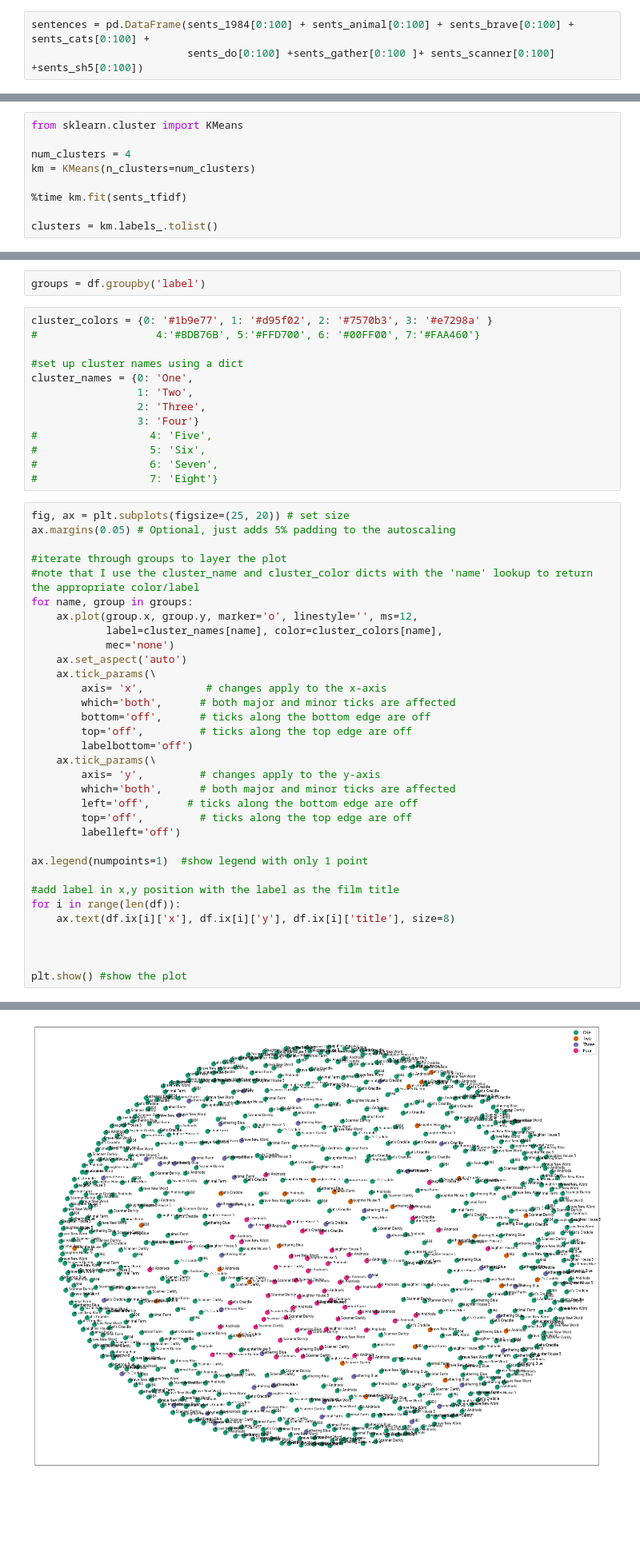
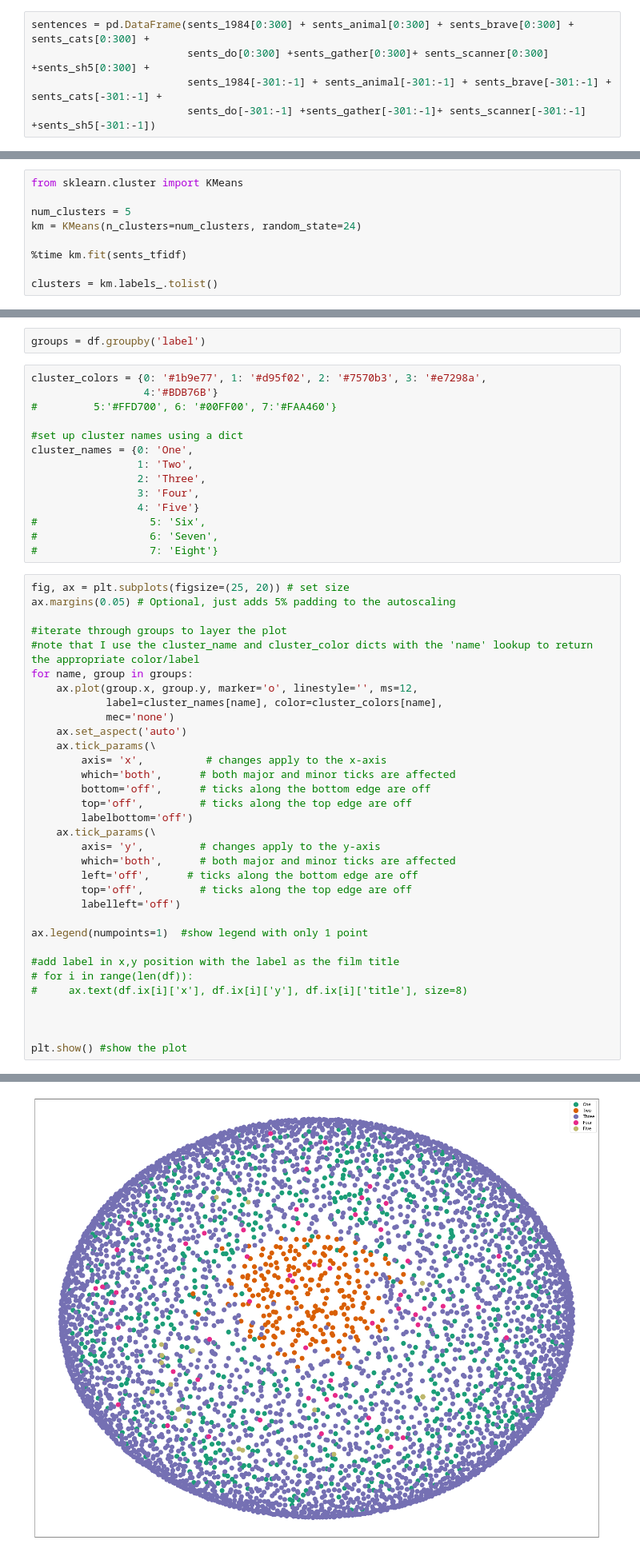
Before and after one commit to JustFairWell/challenges, a Jupyter notebook: Unsuper_cap_3.ipynb, the cells around one changed output, grey strips where cells are left out. Shown at 80% size. Drawn from its saved outputs; the diff is of its cells as text; blank space fills up the shorter version.

```diff
--- a/Unsuper_cap_3.ipynb
+++ b/Unsuper_cap_3.ipynb
@@ -85,8 +87,10 @@ sents_cats = [[sent, "Vonnegut", "Cat's Craddle"] for sent in doc_cats.sents]
 sents_brave = [[sent, "Huxley",  'Brave New Word'] for sent in doc_brave.sents]
 sents_animal = [[sent, "Orwell", "Animal Farm"] for sent in doc_animal.sents]
 # %%
-sentences = pd.DataFrame(sents_1984[0:100] + sents_animal[0:100] + sents_brave[0:100] + sents_cats[0:100] +
-                         sents_do[0:100] +sents_gather[0:100 ]+ sents_scanner[0:100] +sents_sh5[0:100])
+sentences = pd.DataFrame(sents_1984[0:300] + sents_animal[0:300] + sents_brave[0:300] + sents_cats[0:300] +
+                         sents_do[0:300] +sents_gather[0:300]+ sents_scanner[0:300] +sents_sh5[0:300] +
+                         sents_1984[-301:-1] + sents_animal[-301:-1] + sents_brave[-301:-1] + sents_cats[-301:-1] +
+                         sents_do[-301:-1] +sents_gather[-301:-1]+ sents_scanner[-301:-1] +sents_sh5[-301:-1])
 # %%
 sentences.columns = ['Sentence', 'Author', 'Book']
 # %%
@@ -132,8 +136,8 @@ print(n)
 # %%
 from sklearn.cluster import KMeans
 
-num_clusters = 4
-km = KMeans(n_clusters=num_clusters)
+num_clusters = 5
+km = KMeans(n_clusters=num_clusters, random_state=24)
 
 %time km.fit(sents_tfidf)
 
@@ -174,15 +180,16 @@ df = pd.DataFrame(dict(x=xs, y=ys, label=clusters, title=sentences.loc[:,'Book']
 # %%
 groups = df.groupby('label')
 # %%
-cluster_colors = {0: '#1b9e77', 1: '#d95f02', 2: '#7570b3', 3: '#e7298a' }
-#                   4:'#BDB76B', 5:'#FFD700', 6: '#00FF00', 7:'#FAA460'}
+cluster_colors = {0: '#1b9e77', 1: '#d95f02', 2: '#7570b3', 3: '#e7298a',
+                  4:'#BDB76B'}
+#         5:'#FFD700', 6: '#00FF00', 7:'#FAA460'}
 
 #set up cluster names using a dict
 cluster_names = {0: 'One',
                  1: 'Two',
                  2: 'Three',
-                 3: 'Four'}
-#                  4: 'Five',
+                 3: 'Four',
+                 4: 'Five'}
 #                  5: 'Six',
 #                  6: 'Seven',
 #                  7: 'Eight'}
@@ -213,8 +220,8 @@ for name, group in groups:
 ax.legend(numpoints=1)  #show legend with only 1 point
 
 #add label in x,y position with the label as the film title
-for i in range(len(df)):
-    ax.text(df.ix[i]['x'], df.ix[i]['y'], df.ix[i]['title'], size=8)
+# for i in range(len(df)):
+#     ax.text(df.ix[i]['x'], df.ix[i]['y'], df.ix[i]['title'], size=8)
 
 
 
@@ -240 +230 @@ http://pandas.pydata.org/pandas-docs/stable/indexing.html#ix-indexer-is-deprecat
-[figure, old version]
+[figure, new version]
```
Also changed, not shown: parts of 19 cells of this notebook.
